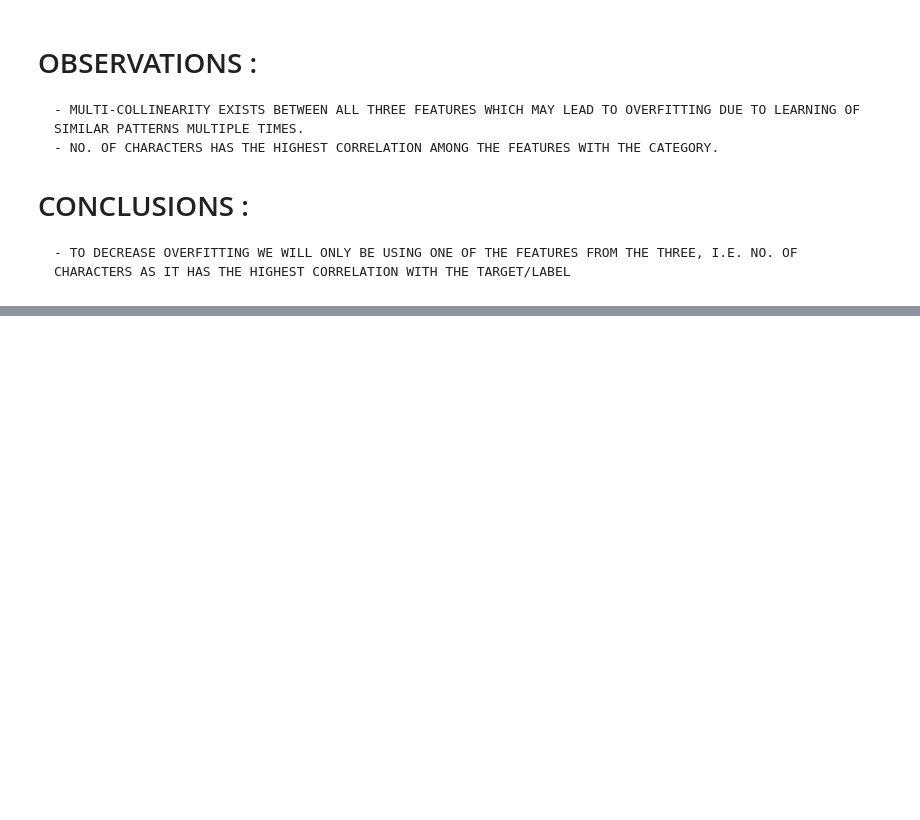
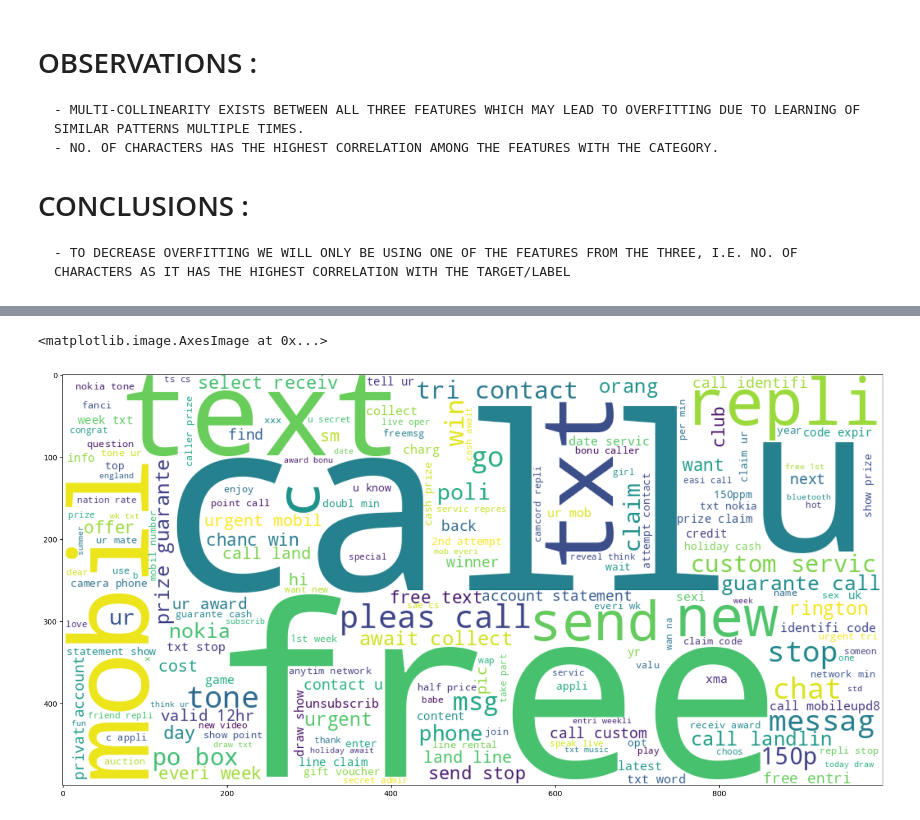
Before and after one commit to RMx-03/Email_Spam-Classifier, a Jupyter notebook: spam_classifier.ipynb, the cells around one changed output, grey strips where cells are left out. Saved outputs shown, nothing was run; the diff lists cells and outputs as text; code cells hidden in the pictures; blank space fills up the shorter version.

```diff
--- a/spam_classifier.ipynb
+++ b/spam_classifier.ipynb
@@ -219,0 +278,5 @@ plt.show()
+# %%
+# Removing Punctuation & Special Characters
+
+df['tokens'] = df['tokens'].apply(lambda x: [word for word in x if word.isalnum()])  # alnum refers to alphanumeric characters i.e. [a-zA-Z0-9]
+df.head()
@@ -219,0 +290,6 @@ plt.show()
+# %%
+# Lemmatization or Stemming - converting the words into their base form (eg. running -> run)
+
+lemmatizer = PorterStemmer()  # for agressive stemming or else WordNetLemmatizer can be used
+df['tokens'] = df['tokens'].apply(lambda x: [lemmatizer.stem(word) for word in x])
+df.head()
@@ -219,0 +303,14 @@ plt.show()
+# %%
+# Converting the list of tokens to a string format
+df["tokens"] = df["tokens"].apply(lambda x: ' '.join(x) if isinstance(x, list) else x)
+# %%
+# Creating a word cloud - to visualize the most frequent words in the dataset
+wordCloud = WordCloud(width=1000, height=500, min_font_size=10, background_color='white')
+# %%
+# for spam messages
+spam_wordCloud  = wordCloud.generate(' '.join(df[df['Category']==0]['tokens']))
+plt.figure(figsize=(20, 15))
+plt.imshow(spam_wordCloud)
+# %% [output]
+<matplotlib.image.AxesImage at 0x...>
+[figure, added]
```
Also changed, not shown: parts of 15 cells of this notebook.
